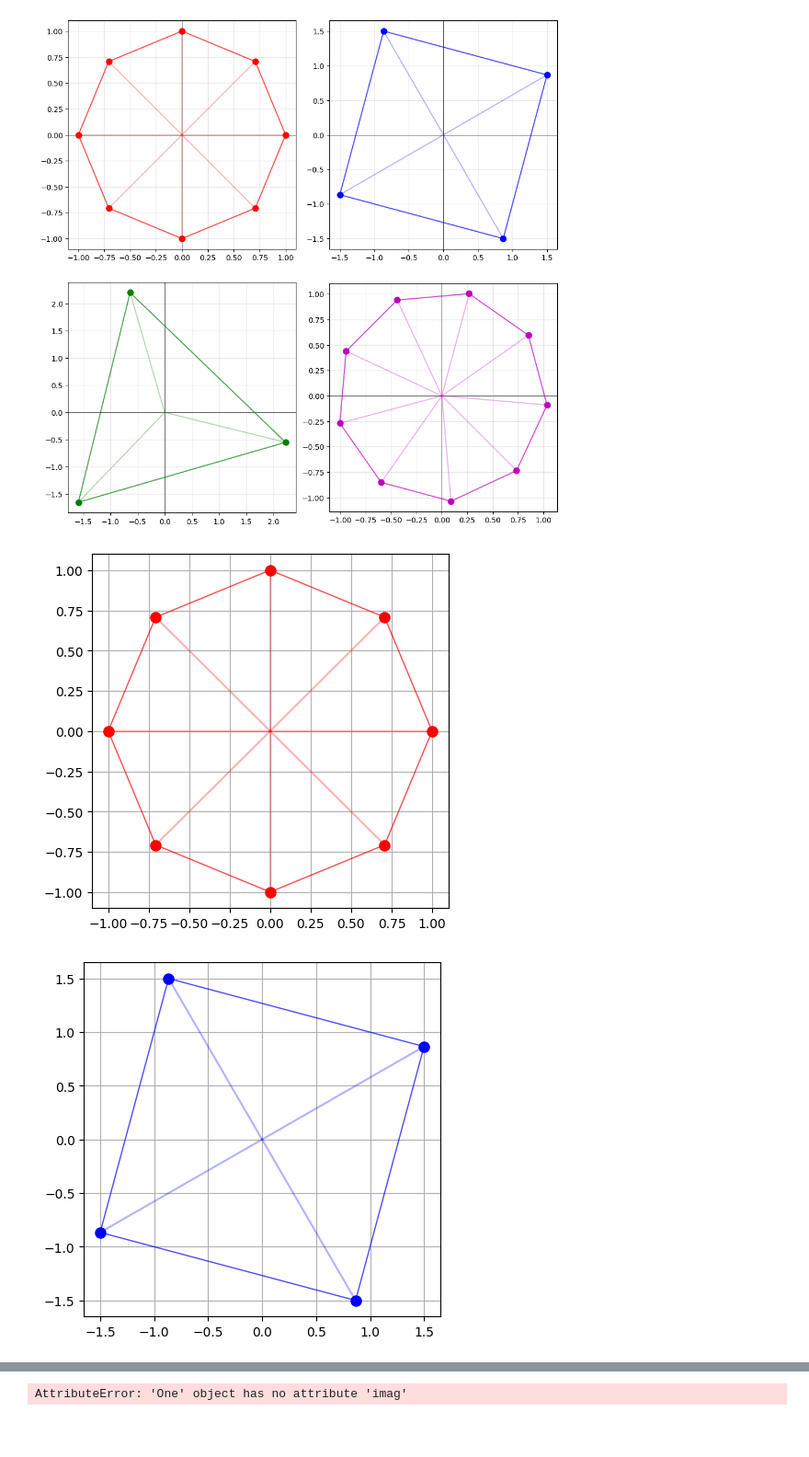
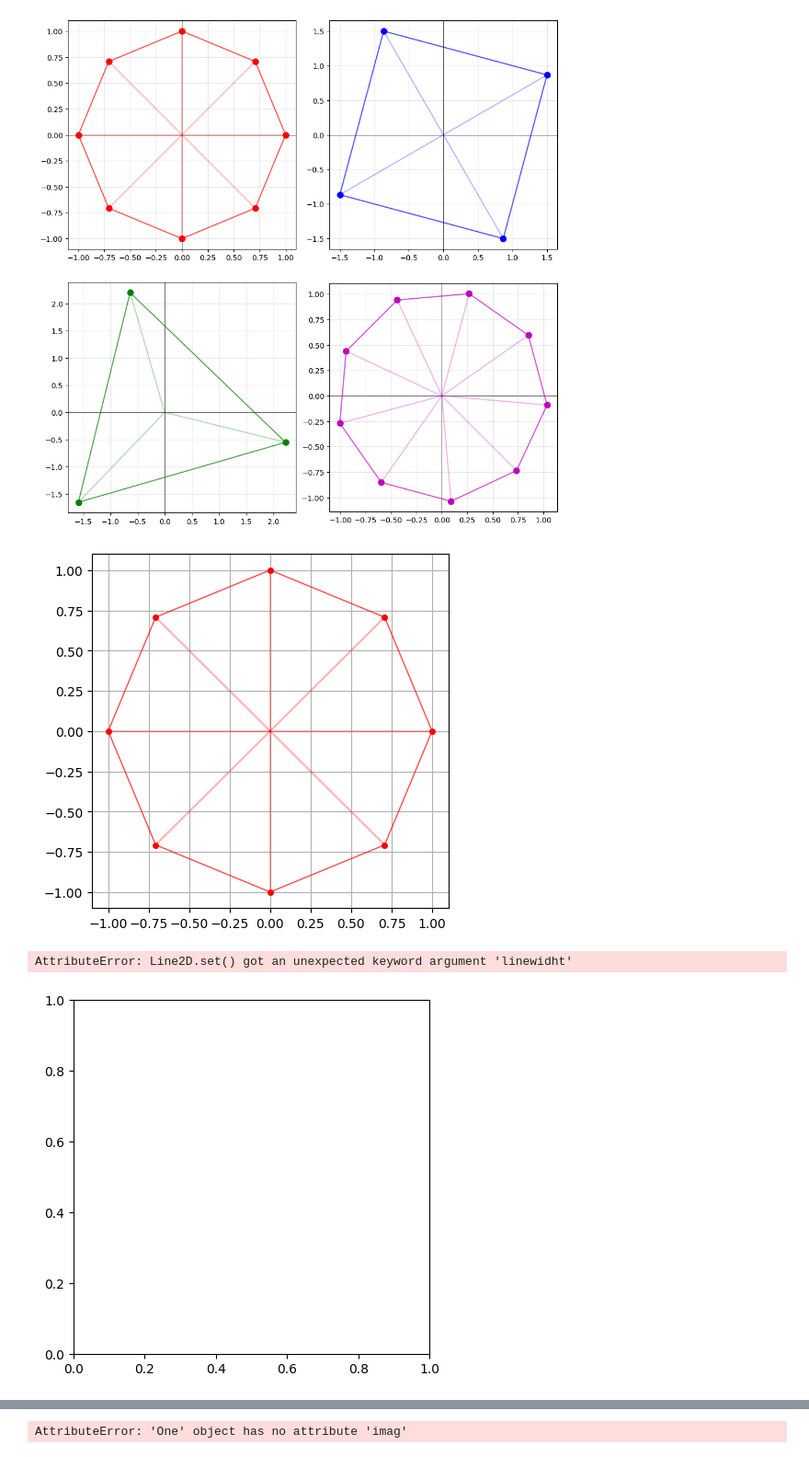
Before and after one commit to exodushka/fa, a Jupyter notebook: alag/dz21.ipynb, the cells around one changed output, grey strips where cells are left out. Shown at 92% size. Saved outputs shown, nothing was run; the diff lists cells and outputs as text; code cells hidden in the pictures; blank space fills up the shorter version.

```diff
--- a/alag/dz21.ipynb
+++ b/alag/dz21.ipynb
@@ -189,33 +189,32 @@ I = I
 roots_a = [exp(2*sp.pi*I*k/8) for k in range(8)]
 
 fig, ax = plt.subplots(figsize=(5, 5))
+vals_a = [complex(r.evalf()) for r in roots_a]
 xs_a = [v.real for v in vals_a] + [vals_a[0].real]
 ys_a = [v.imag for v in vals_a] + [vals_a[0].imag]
 ax.plot(xs_a, ys_a, 'r-', linewidth=1, alpha=0.7)
 for v in vals_a:
-    ax.plot(v.real, v.imag, 'ro', markersize=8)
+    ax.plot(v.real, v.imag, 'ro', markersize=4)
     ax.plot([0, v.real], [0, v.imag], 'r-', alpha=0.3)
 ax.grid(True)
 plt.show()
 # %% [output]
-[figure, old version]
+[figure, new version]
 # %%
 I = I
 
 z_b = -18 / (1 + I*sqrt(3))
 z_b_simplified = simplify(z_b)
 roots_b = [sp.root(z_b_simplified, 4, k) for k in range(4)]
 
 fig, ax = plt.subplots(figsize=(5, 5))
 vals_b = [complex(r.evalf()) for r in roots_b]
 xs_b = [v.real for v in vals_b] + [vals_b[0].real]
 ys_b = [v.imag for v in vals_b] + [vals_b[0].imag]
-ax.plot(xs_b, ys_b, 'b-', linewidth=1, alpha=0.7)
-for v in vals_b:
-    ax.plot(v.real, v.imag, 'bo', markersize=8)
-    ax.plot([0, v.real], [0, v.imag], 'b-', alpha=0.3)
-ax.grid(True)
+ax.plot(xs_b, ys_b, linewidht=1)
+for i in range(len(xs_b)):
 plt.show()
 # %% [output]
+AttributeError: Line2D.set() got an unexpected keyword argument 'linewidht'
-[figure, old version]
+[figure, new version]
 # %%
```
Also changed, not shown: parts of 3 cells of this notebook, 1 other file.
